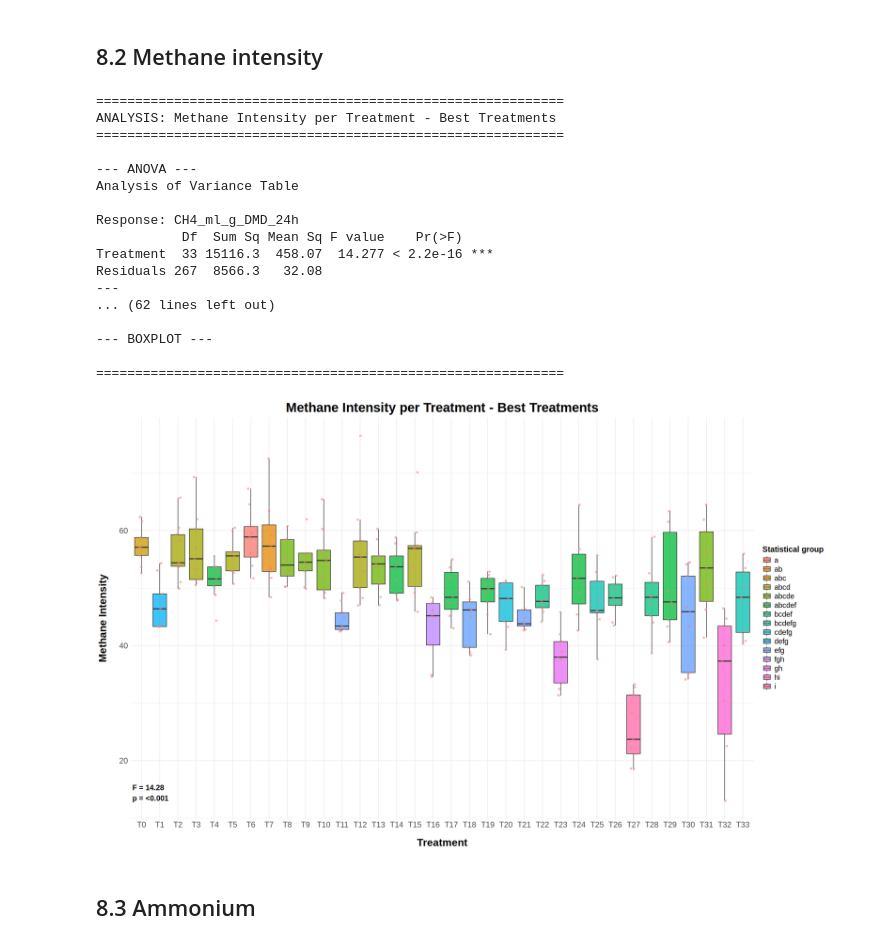
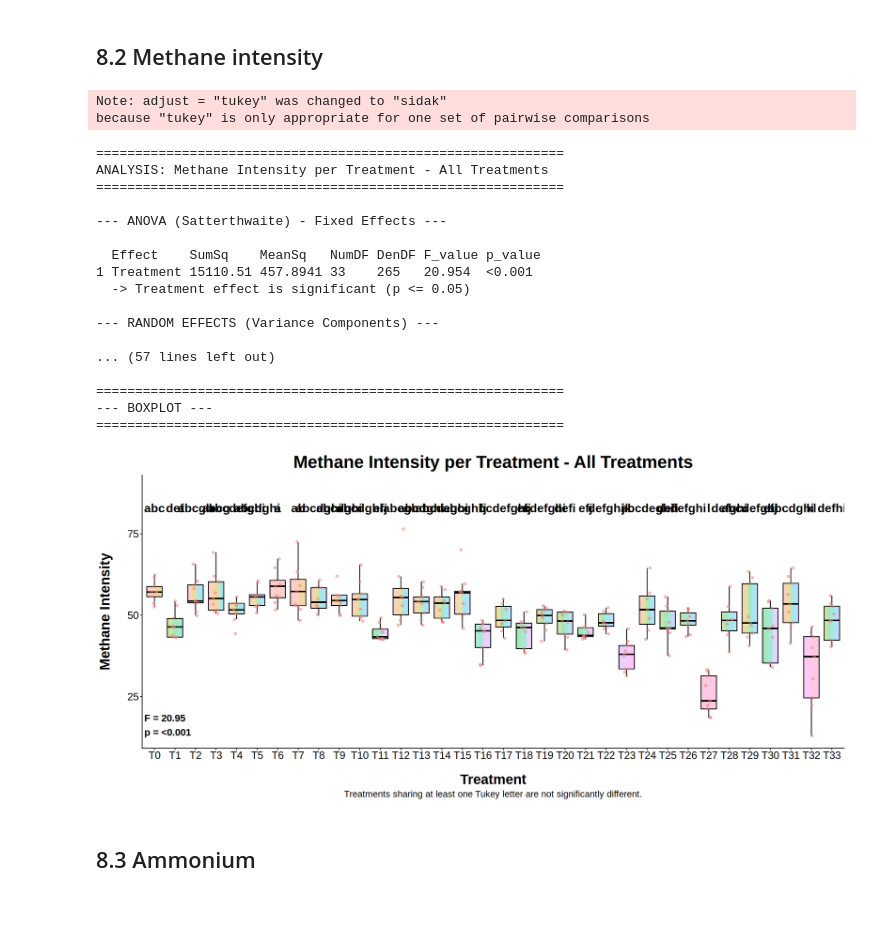
Before and after one commit to maurope/lmf, a Jupyter notebook: notebooks/2026/2026_09_16_R_bios_diets_analysis_for_alejandra_parametric.ipynb, the cells around one changed output. Saved outputs shown, nothing was run; the diff lists cells and outputs as text; code cells hidden in the pictures; blank space fills up the shorter version.

```diff
--- a/notebooks/2026/2026_09_16_R_bios_diets_analysis_for_alejandra_parametric.ipynb
+++ b/notebooks/2026/2026_09_16_R_bios_diets_analysis_for_alejandra_parametric.ipynb
@@ -1301,29 +1685,31 @@ Residuals 267 3261.3  12.215
 # %%
 result_all_methane_intensity <- plot_anova_treatment(
   data = df2,
   variable = "CH4_ml_g_DMD_24h",
-  title = "Methane Intensity per Treatment - Best Treatments",
+  title = "Methane Intensity per Treatment - All Treatments",
   y_label = "Methane Intensity"
 )
 # %% [output]
-============================================================
-ANALYSIS: Methane Intensity per Treatment - Best Treatments
-============================================================
-
---- ANOVA ---
-Analysis of Variance Table
-
-Response: CH4_ml_g_DMD_24h
-           Df  Sum Sq Mean Sq F value    Pr(>F)
-Treatment  33 15116.3  458.07  14.277 < 2.2e-16 ***
-Residuals 267  8566.3   32.08
----
-... (62 lines left out)
-
---- BOXPLOT ---
-
-============================================================
+Note: adjust = "tukey" was changed to "sidak"
+because "tukey" is only appropriate for one set of pairwise comparisons
+============================================================
+ANALYSIS: Methane Intensity per Treatment - All Treatments
+============================================================
+
+--- ANOVA (Satterthwaite) - Fixed Effects ---
+
+  Effect    SumSq    MeanSq   NumDF DenDF F_value p_value
+1 Treatment 15110.51 457.8941 33    265   20.954  <0.001
+  -> Treatment effect is significant (p <= 0.05)
+
+--- RANDOM EFFECTS (Variance Components) ---
+
+... (57 lines left out)
+
+============================================================
+--- BOXPLOT ---
+============================================================
-[figure, old version]
+[figure, new version]
 # %% [markdown]
 ## 8.3 Ammonium
 # %%
```
Also changed, not shown: parts of 58 cells of this notebook, 1 other file.
